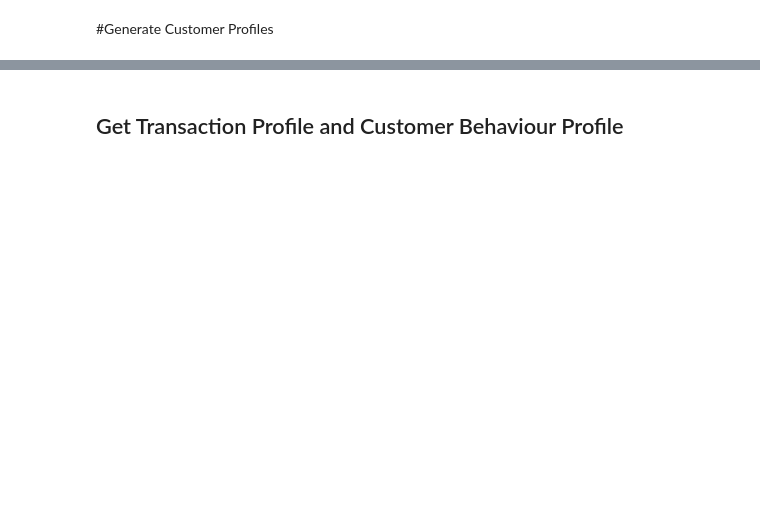
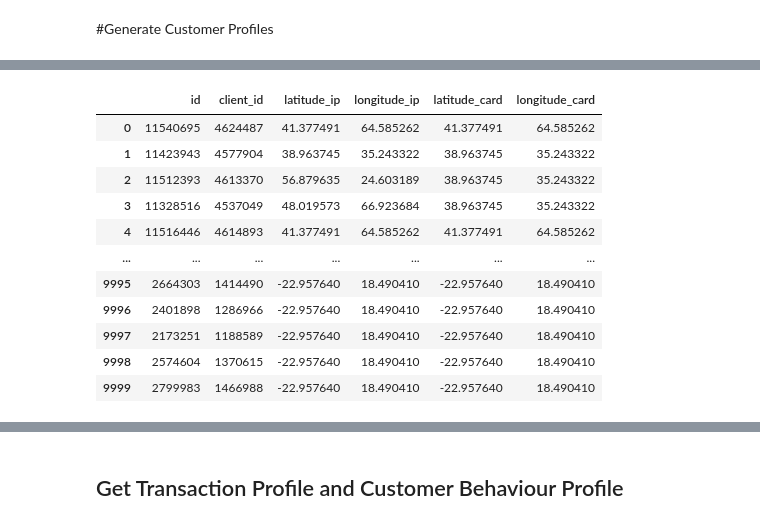
Before and after one commit to MaayanHagbi/CAS_ADS_Final_Project, a Jupyter notebook: Fraud_Detection_ML_(CAS_ADS).ipynb, the cells around one changed output, grey strips where cells are left out. Cells and saved outputs as stored; diff of their text form; code cells hidden in the pictures; blank space fills up the shorter version.

```diff
--- a/Fraud_Detection_ML_(CAS_ADS).ipynb
+++ b/Fraud_Detection_ML_(CAS_ADS).ipynb
@@ -168,25 +169,53 @@ def get_country(ip):
     else:
         return None
 
-Cust_Country_Profile = Data_Adf[['Clientinfo_id','Deviceinfo_ip']].copy()
-Cust_Country_Profile['Deviceinfo_ip'] = Cust_Country_Profile['Deviceinfo_ip'].astype(str)
-Cust_Country_Profile[['country_name','country']] = Cust_Country_Profile['Deviceinfo_ip'].apply(lambda x:  pd.Series(get_country(x)))
-
-df = pd.read_csv("Country_lan_lat.csv",sep=';')
-
-merge_df = pd.merge(Cust_Country_Profile,df,on='country',how='left')
-
-columns_to_keep = ['Clientinfo_id','latitude','longitude']
-Cust_Country_Profile = merge_df[columns_to_keep]
-
-old_colums_names = Cust_Country_Profile.columns
-new_columns_names = ['client_id']
-new_columns_dic =  {k: v for k, v in zip(old_colums_names,new_columns_names)}
-
-Cust_Country_Profile = Cust_Country_Profile.rename(columns=new_columns_dic)
+df_Country_lan_lat = pd.read_csv("/content/drive/MyDrive/CAS_Final_Project/Country_lan_lat.csv",sep=';')
 
 
-#Here need to add an instance where client has 2 countries and if so choose the last one.
-country_counts = merge_df.groupby('Clientinfo_id')['country_name'].nunique()
-country_counts_filtered = country_counts[country_counts > 1]
-country_counts_filtered
+
+#Get Customer Device IP Coordinates (Country)
+Cust_Country_Profile_Ip = Data_Adf[['id','Clientinfo_id','Deviceinfo_ip']].copy()
+Cust_Country_Profile_Ip['Deviceinfo_ip'] = Cust_Country_Profile_Ip['Deviceinfo_ip'].astype(str)
+Cust_Country_Profile_Ip[['country_name','country']] = Cust_Country_Profile_Ip['Deviceinfo_ip'].apply(lambda x:  pd.Series(get_country(x)))
+
+merge_df = pd.merge(Cust_Country_Profile_Ip,df_Country_lan_lat,on='country',how='left')
+
+columns_to_keep = ['id','Clientinfo_id','latitude','longitude']
+Cust_Country_Profile_Ip = merge_df[columns_to_keep]
+print(Cust_Country_Profile_Ip)
+old_colums_names = ['id','Clientinfo_id','latitude','longitude']
+new_columns_names = ['id','client_id','latitude_ip','longitude_ip']
+new_columns_dic =  {k: v for k, v in zip(old_colums_names,new_columns_names)}
+Cust_Country_Profile_Ip = Cust_Country_Profile_Ip.rename(columns=new_columns_dic)
+Cust_Country_Profile_Ip
+
+#Get Customer Card Issuer Bank Coordinates (Country)
+Card_Info_Country_Profile = Data_Adf[['id','Clientinfo_id','Countries_iso2']].copy()
+old_colums_names = ['Countries_iso2']
+new_columns_names = ['country']
+new_columns_dic =  {k: v for k, v in zip(old_colums_names,new_columns_names)}
+Card_Info_Country_Profile = Card_Info_Country_Profile.rename(columns=new_columns_dic)
+merge_df = pd.merge(Card_Info_Country_Profile,df_Country_lan_lat,on='country',how='left')
+columns_to_keep = ['id','Clientinfo_id','latitude','longitude']
+Card_Info_Country_Profile = merge_df[columns_to_keep]
+old_colums_names = ['id','Clientinfo_id','latitude','longitude']
+new_columns_names = ['id','client_id','latitude_card','longitude_card']
+new_columns_dic =  {k: v for k, v in zip(old_colums_names,new_columns_names)}
+Card_Info_Country_Profile = Card_Info_Country_Profile.rename(columns=new_columns_dic)
+Card_Info_Country_Profile
+
+
+#Customer Country Coordinates (Final)
+merge_df = pd.merge(Cust_Country_Profile_Ip,Card_Info_Country_Profile,on='id')
+merge_df.columns
+columns_to_keep = ['id', 'client_id_x', 'latitude_ip', 'longitude_ip','latitude_card', 'longitude_card']
+Cust_Country_Profile = merge_df[columns_to_keep]
+Cust_Country_Profile.columns
+
+
+old_colums_names = ['id', 'client_id_x', 'latitude_ip', 'longitude_ip', 'latitude_card','longitude_card']
+new_columns_names = ['id', 'client_id', 'latitude_ip', 'longitude_ip', 'latitude_card','longitude_card']
+new_columns_dic =  {k: v for k, v in zip(old_colums_names,new_columns_names)}
+Cust_Country_Profile = Cust_Country_Profile.rename(columns=new_columns_dic)
+Cust_Country_Profile
+# %% [output]
@@ -192,0 +236,12 @@ country_counts_filtered
+|  | id | client_id | latitude_ip | longitude_ip | latitude_card | longitude_card |
+| 0 | 11540695 | 4624487 | 41.377491 | 64.585262 | 41.377491 | 64.585262 |
+| 1 | 11423943 | 4577904 | 38.963745 | 35.243322 | 38.963745 | 35.243322 |
+| 2 | 11512393 | 4613370 | 56.879635 | 24.603189 | 38.963745 | 35.243322 |
+| 3 | 11328516 | 4537049 | 48.019573 | 66.923684 | 38.963745 | 35.243322 |
+| 4 | 11516446 | 4614893 | 41.377491 | 64.585262 | 41.377491 | 64.585262 |
+| ... | ... | ... | ... | ... | ... | ... |
+| 9995 | 2664303 | 1414490 | -22.957640 | 18.490410 | -22.957640 | 18.490410 |
+| 9996 | 2401898 | 1286966 | -22.957640 | 18.490410 | -22.957640 | 18.490410 |
+| 9997 | 2173251 | 1188589 | -22.957640 | 18.490410 | -22.957640 | 18.490410 |
+| 9998 | 2574604 | 1370615 | -22.957640 | 18.490410 | -22.957640 | 18.490410 |
+| 9999 | 2799983 | 1466988 | -22.957640 | 18.490410 | -22.957640 | 18.490410 |
```
Also changed, not shown: parts of 7 cells of this notebook.
